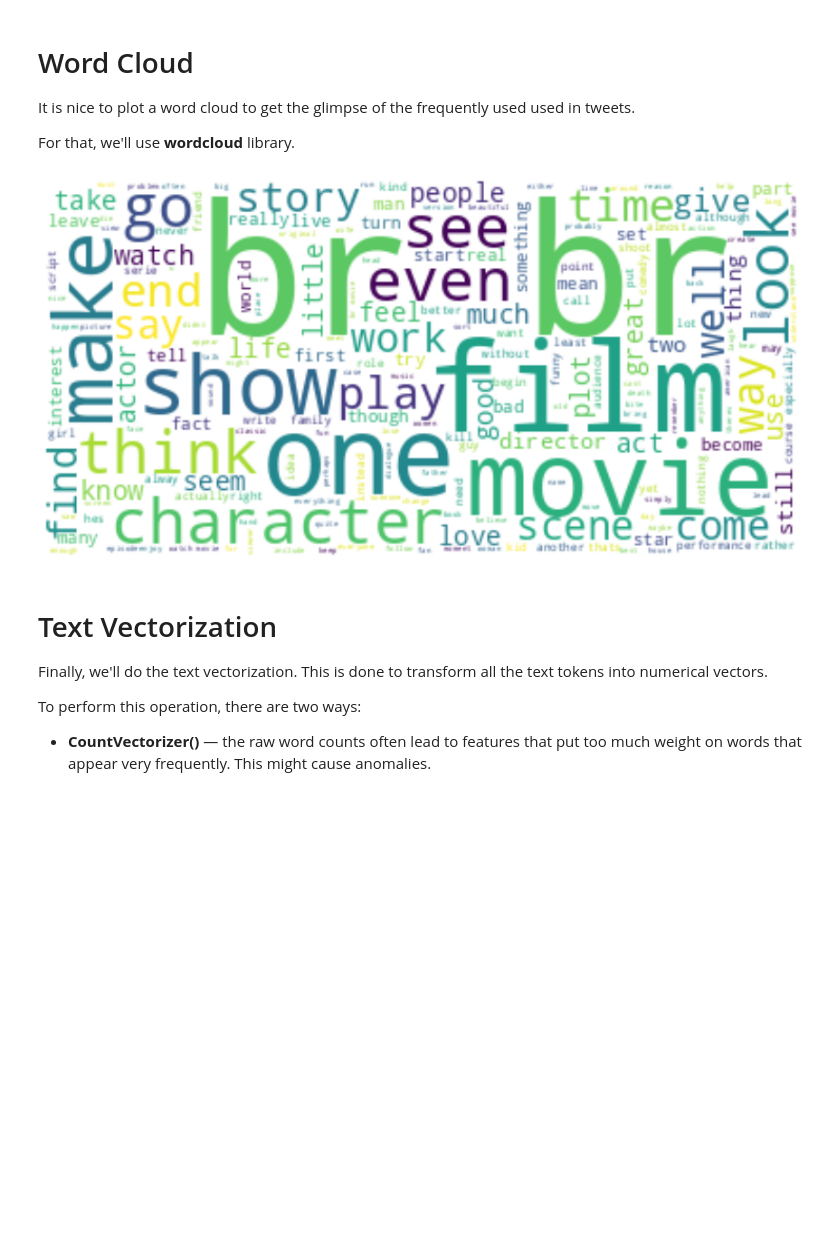
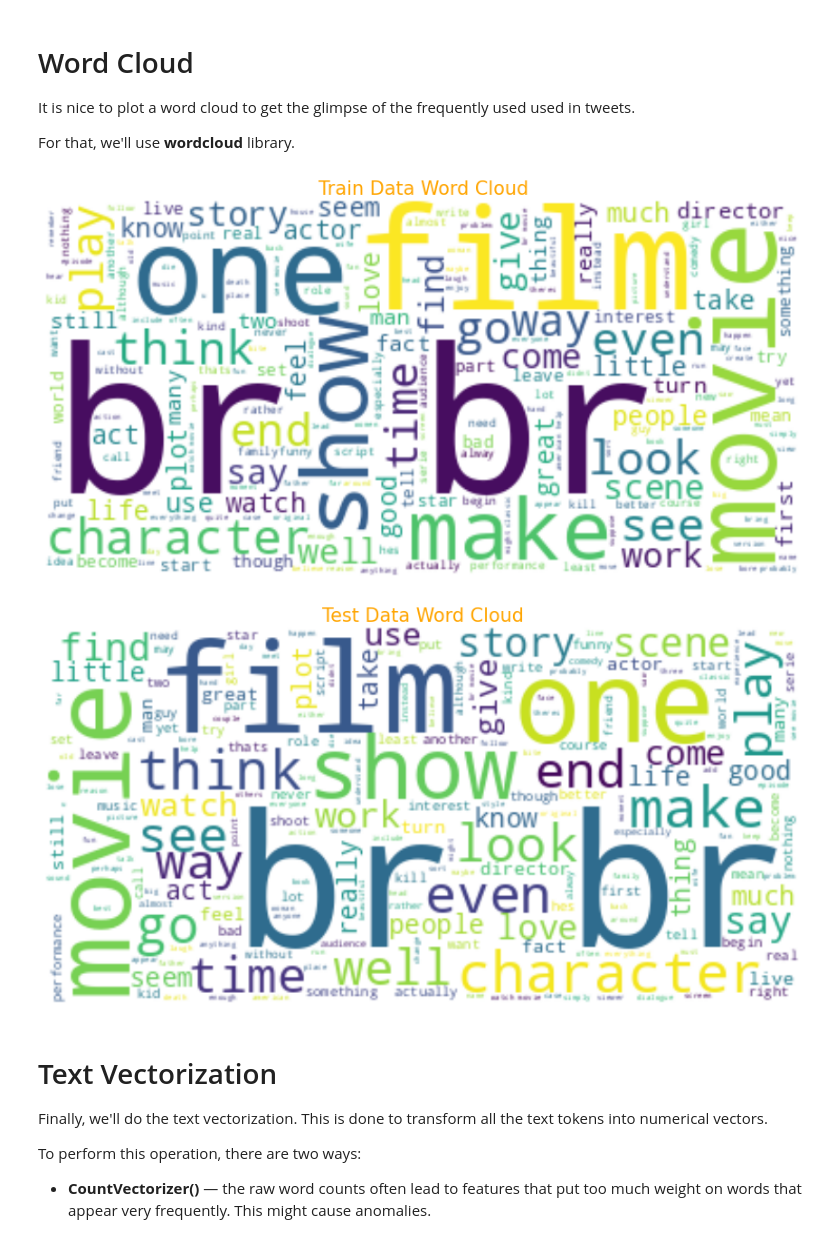
Before and after one commit to MUmairAB/Movie-Review, a Jupyter notebook: Preprocessing_of_Text_Data.ipynb, the cells around one changed output. Drawn from its saved outputs; the diff is of its cells as text; code cells hidden in the pictures; blank space fills up the shorter version.

```diff
--- a/Preprocessing_of_Text_Data.ipynb
+++ b/Preprocessing_of_Text_Data.ipynb
@@ -180,14 +175,18 @@ For that, we'll use **wordcloud** library.
 # %%
-from wordcloud import WordCloud, STOPWORDS
-text = " ".join(i for i in train['review'])
-stopwords = set(STOPWORDS)
-wordcloud = WordCloud(stopwords=stopwords, background_color="white").generate(text)
-plt.figure(figsize=(15,8))
-plt.imshow(wordcloud, interpolation='bilinear')
-plt.axis("off")
-plt.savefig('word cloud.png')
+def word_cloud():
+     for df, df_name in zip([train, test],['Train Data','Test Data']):
+         text = " ".join(i for i in df['review'])
+         stopwords = set(STOPWORDS)
+         wordcloud = WordCloud(stopwords=stopwords, background_color="white").generate(text)
+         plt.figure(figsize=(15,8))
+         plt.imshow(wordcloud, interpolation='bilinear')
+         plt.title(df_name+' Word Cloud',size='xx-large',color='orange')
+         plt.axis("off")
+         plt.savefig(f'{df_name}word cloud.png',bbox_inches='tight')
+word_cloud()
 # %% [output]
-[figure, old version]
+[figure, new version]
+[figure, added]
 # %% [markdown]
 # Text Vectorization
 Finally, we'll do the text vectorization. This is done to transform all the text tokens into numerical vectors.
```
Also changed, not shown: parts of 17 cells of this notebook.
